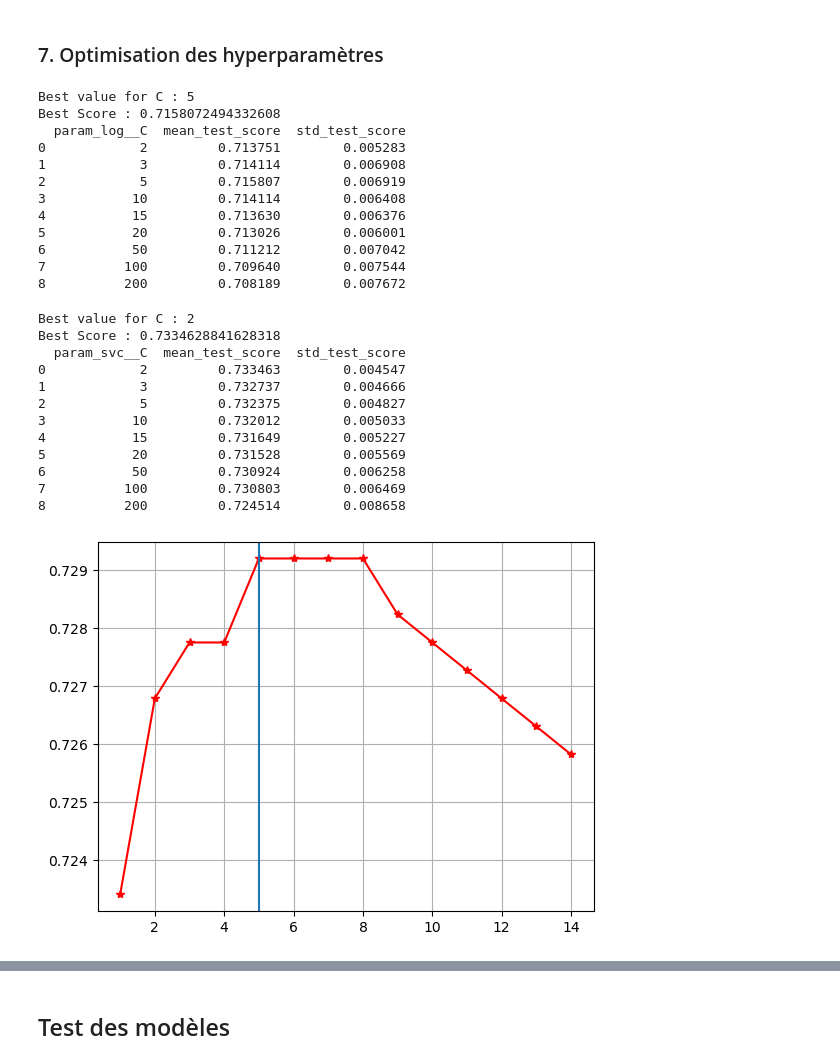
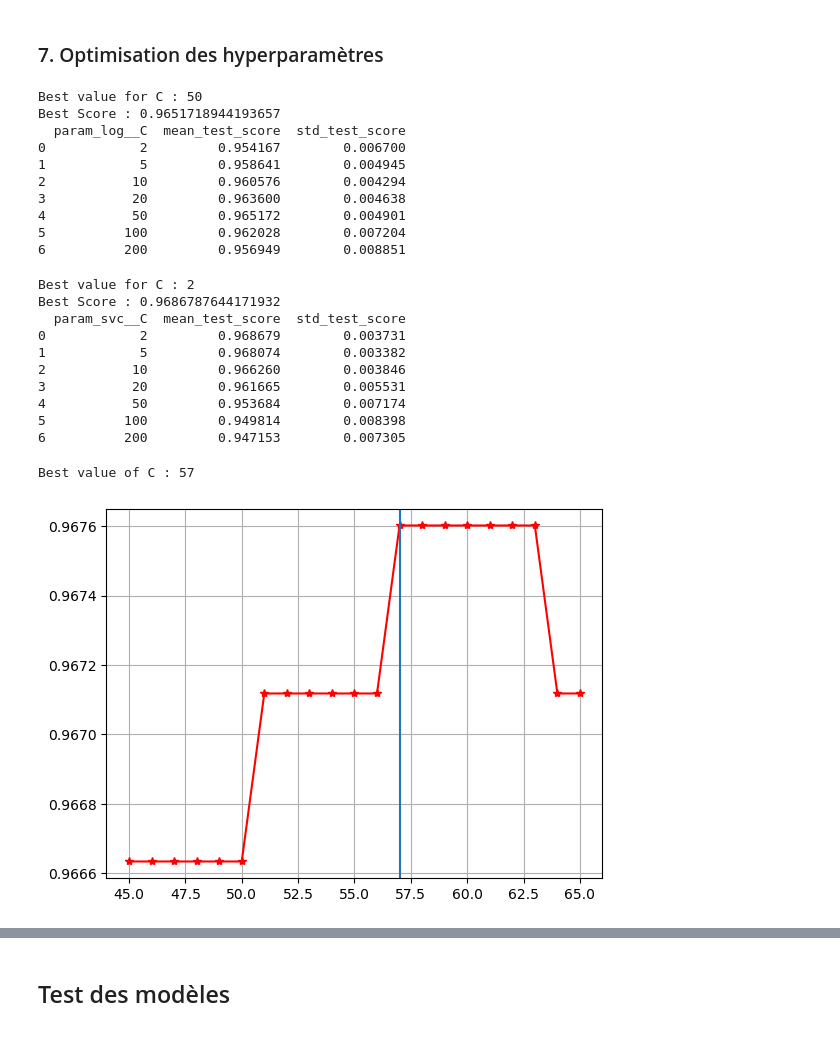
Before and after one commit to MondoukpeStella/LanguageDetection, a Jupyter notebook: NLP_LanguageDetection.ipynb, the cells around one changed output, grey strips where cells are left out. Drawn from its saved outputs; the diff is of its cells as text; code cells hidden in the pictures.

```diff
--- a/NLP_LanguageDetection.ipynb
+++ b/NLP_LanguageDetection.ipynb
@@ -93,8 +93,6 @@ def treatment_text(text):
     text = text.lower()
     # Enlever les ponctuations
     text = text.translate(str.maketrans("","", punctuation))
-    # Enlever les caractères autres que les lettres majuscules ou minuscules, chiffres ou un espace
-    text = re.sub(r'[^A-Za-z0-9\s]', '', text)
     return text
 # %%
 # Fonction pour générer le wordcloud
@@ -360,55 +359,52 @@ get_confusion(svc,X_test_vect,y_test_encode)
 # %% [markdown]
 ### 7. Optimisation des hyperparamètres
 # %%
-best_C, best_score, results = tune_hyperparameters("log",X_train_vect, y_train_encode,[2,3,5,10,15,20,50,100,200])
+best_C, best_score, results = tune_hyperparameters("log",X_train_vect, y_train_encode,[2,5,10,20,50,100,200])
 print(f'Best value for C : {best_C}')
 print(f'Best Score : {best_score}')
 print(results[['param_log__C', 'mean_test_score', 'std_test_score']])
 # %% [output]
-Best value for C : 5
-Best Score : 0.7158072494332608
+Best value for C : 50
+Best Score : 0.9651718944193657
   param_log__C  mean_test_score  std_test_score
-0            2         0.713751        0.005283
-1            3         0.714114        0.006908
-2            5         0.715807        0.006919
-3           10         0.714114        0.006408
-4           15         0.713630        0.006376
-5           20         0.713026        0.006001
-6           50         0.711212        0.007042
-7          100         0.709640        0.007544
-8          200         0.708189        0.007672
+0            2         0.954167        0.006700
+1            5         0.958641        0.004945
+2           10         0.960576        0.004294
+3           20         0.963600        0.004638
+4           50         0.965172        0.004901
+5          100         0.962028        0.007204
+6          200         0.956949        0.008851
 # %%
-best_C, best_score, results = tune_hyperparameters("SVC",X_train_vect, y_train_encode,[2,3,5,10,15,20,50,100,200])
+best_C, best_score, results = tune_hyperparameters("SVC",X_train_vect, y_train_encode,[2,5,10,20,50,100,200])
 print(f'Best value for C : {best_C}')
 print(f'Best Score : {best_score}')
 print(results[['param_svc__C', 'mean_test_score', 'std_test_score']])
 # %% [output]
 Best value for C : 2
-Best Score : 0.7334628841628318
+Best Score : 0.9686787644171932
   param_svc__C  mean_test_score  std_test_score
-0            2         0.733463        0.004547
-1            3         0.732737        0.004666
-2            5         0.732375        0.004827
-3           10         0.732012        0.005033
-4           15         0.731649        0.005227
-5           20         0.731528        0.005569
-6           50         0.730924        0.006258
-7          100         0.730803        0.006469
-8          200         0.724514        0.008658
+0            2         0.968679        0.003731
+1            5         0.968074        0.003382
+2           10         0.966260        0.003846
+3           20         0.961665        0.005531
+4           50         0.953684        0.007174
+5          100         0.949814        0.008398
+6          200         0.947153        0.007305
 # %%
 scores = []
-
-for c in range(1,15,1):
+for c in range(45,66,1):
     model = LogisticRegression(max_iter=1000,solver="sag",C=c)
     model.fit(X_train_vect,y_train_encode)
     y_pred = model.predict(X_test_vect)
     accuracy = accuracy_score(y_pred,y_test_encode)
     scores.append(accuracy)
-plt.plot(list(range(1,15,1)),scores,'r-*')
-plt.axvline(5)
+
+plt.plot(list(range(45,66,1)),scores,'r-*')
+plt.axvline(57)
 plt.grid(True)
-print("Best value of C : 5")
+print("Best value of C : 57")
 # %% [output]
+Best value of C : 57
-[figure, old version]
+[figure, new version]
 # %%
 scores = []
```
Also changed, not shown: parts of 11 cells of this notebook.
